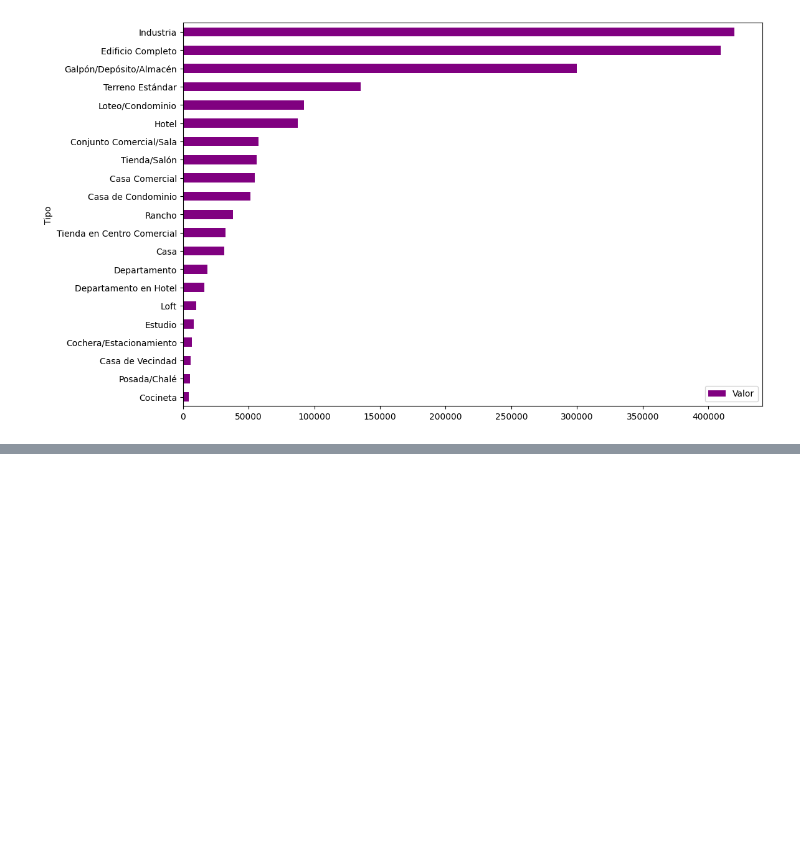
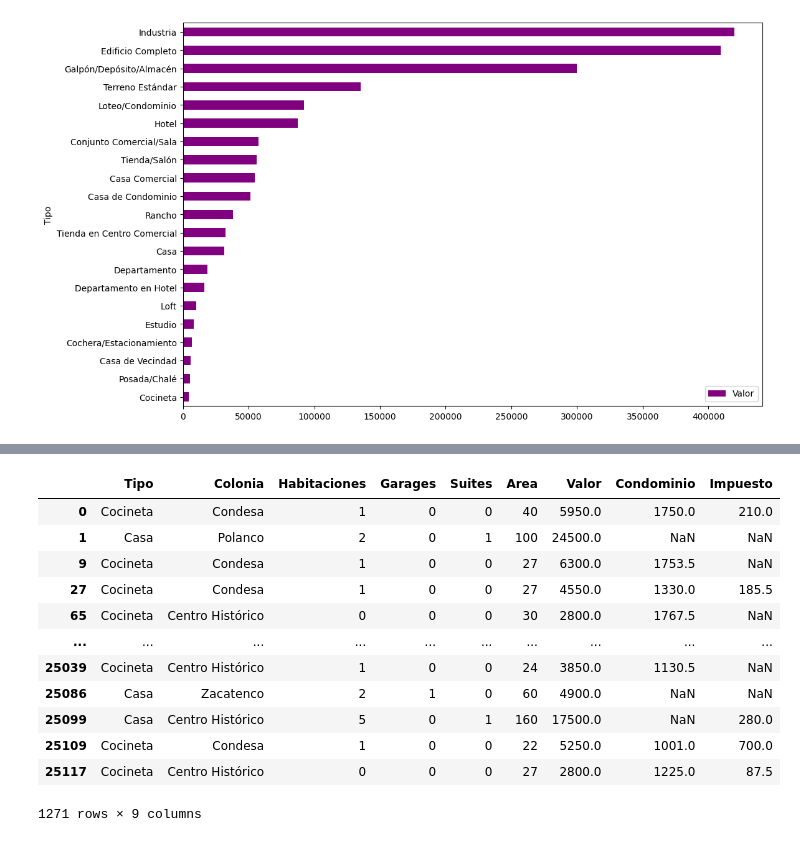
Before and after one commit to JC-SISTEMAS-2025/juego-amigo-secreto, a Jupyter notebook: inmuebles_cdmx.ipynb, the cells around one changed output, grey strips where cells are left out. Drawn from its saved outputs; the diff is of its cells as text; code cells hidden in the pictures; blank space fills up the shorter version.

```diff
--- a/inmuebles_cdmx.ipynb
+++ b/inmuebles_cdmx.ipynb
@@ -246,0 +281,16 @@ df_tipo_precio.plot(kind='barh',figsize=(12,8),color='purple')
+# %%
+datos.query('@inmuebles_comerciales not in Tipo')
+# %% [output]
+|  | Tipo | Colonia | Habitaciones | Garages | Suites | Area | Valor | Condominio | Impuesto |
+| 0 | Cocineta | Condesa | 1 | 0 | 0 | 40 | 5950.0 | 1750.0 | 210.0 |
+| 1 | Casa | Polanco | 2 | 0 | 1 | 100 | 24500.0 | NaN | NaN |
+| 9 | Cocineta | Condesa | 1 | 0 | 0 | 27 | 6300.0 | 1753.5 | NaN |
+| 27 | Cocineta | Condesa | 1 | 0 | 0 | 27 | 4550.0 | 1330.0 | 185.5 |
+| 65 | Cocineta | Centro Histórico | 0 | 0 | 0 | 30 | 2800.0 | 1767.5 | NaN |
+| ... | ... | ... | ... | ... | ... | ... | ... | ... | ... |
+| 25039 | Cocineta | Centro Histórico | 1 | 0 | 0 | 24 | 3850.0 | 1130.5 | NaN |
+| 25086 | Casa | Zacatenco | 2 | 1 | 0 | 60 | 4900.0 | NaN | NaN |
+| 25099 | Casa | Centro Histórico | 5 | 0 | 1 | 160 | 17500.0 | NaN | 280.0 |
+| 25109 | Cocineta | Condesa | 1 | 0 | 0 | 22 | 5250.0 | 1001.0 | 700.0 |
+| 25117 | Cocineta | Centro Histórico | 0 | 0 | 0 | 27 | 2800.0 | 1225.0 | 87.5 |
+1271 rows × 9 columns
```
Also changed, not shown: parts of 11 cells of this notebook.
